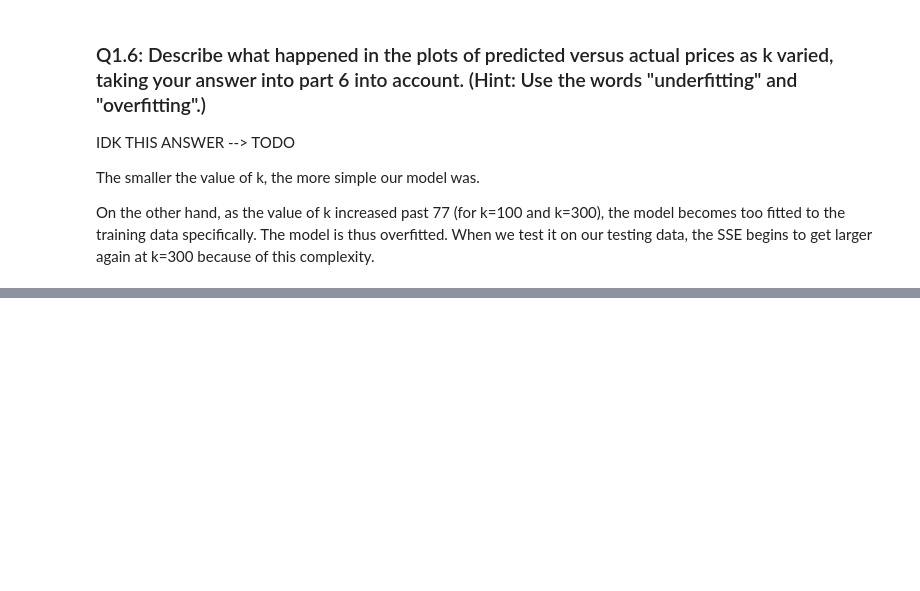
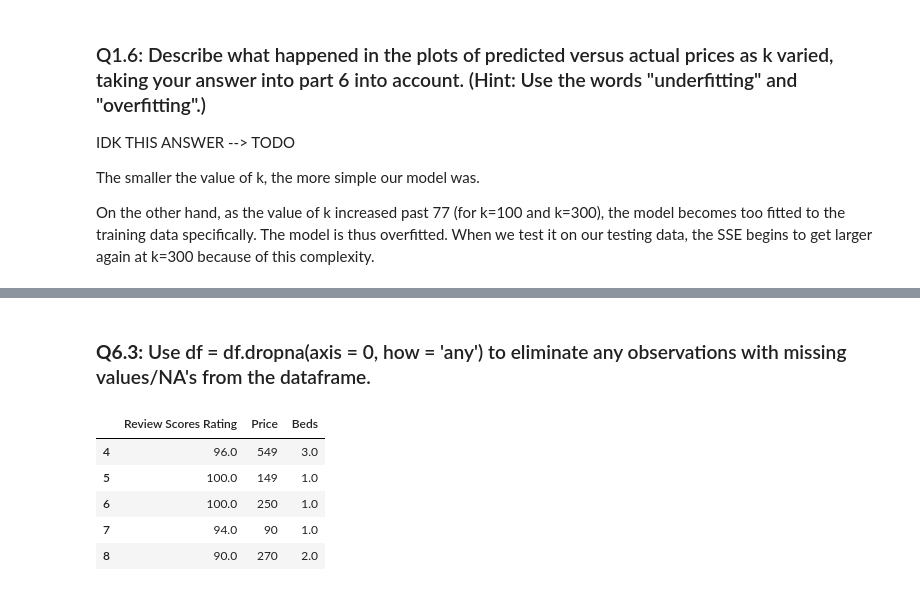
Before and after one commit to genevievepur/ds3001-knn, a Jupyter notebook: assignment_knn.ipynb, the cells around one changed output, grey strips where cells are left out. Cells and saved outputs as stored; diff of their text form; code cells hidden in the pictures; blank space fills up the shorter version.

```diff
--- a/assignment_knn.ipynb
+++ b/assignment_knn.ipynb
@@ -201,0 +233,12 @@ On the other hand, as the value of k increased past 77 (for k=100 and k=300), th
+# %% [markdown]
+### **Q6.3:** Use df = df.dropna(axis = 0, how = 'any') to eliminate any observations with missing values/NA's from the dataframe.
+# %%
+df = df.dropna(axis = 0, how = 'any')
+df.head()
+# %% [output]
+|  | Review Scores Rating | Price | Beds |
+| 4 | 96.0 | 549 | 3.0 |
+| 5 | 100.0 | 149 | 1.0 |
+| 6 | 100.0 | 250 | 1.0 |
+| 7 | 94.0 | 90 | 1.0 |
+| 8 | 90.0 | 270 | 2.0 |
```
Also changed, not shown: parts of 13 cells of this notebook.
